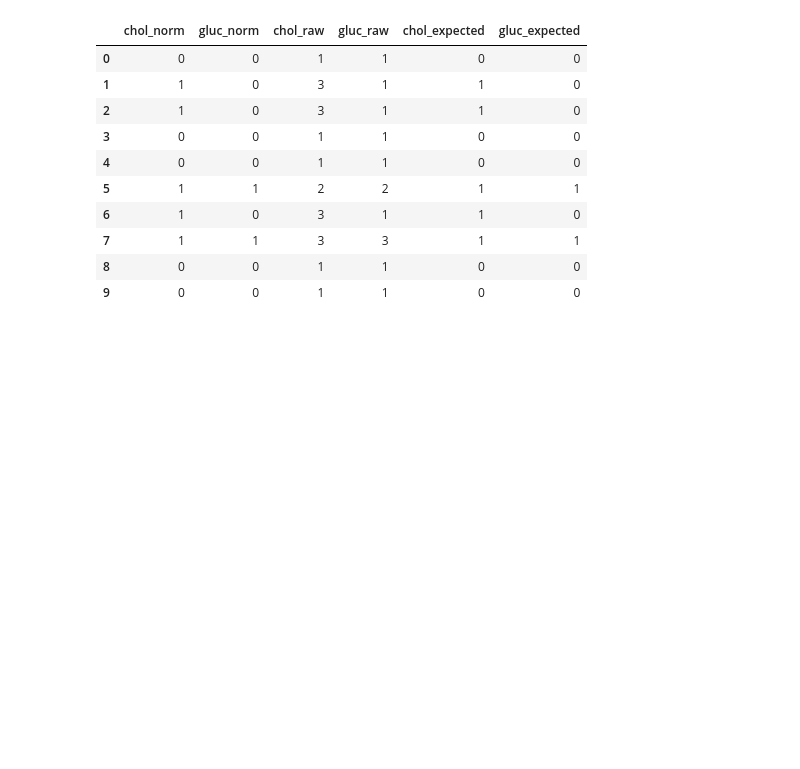
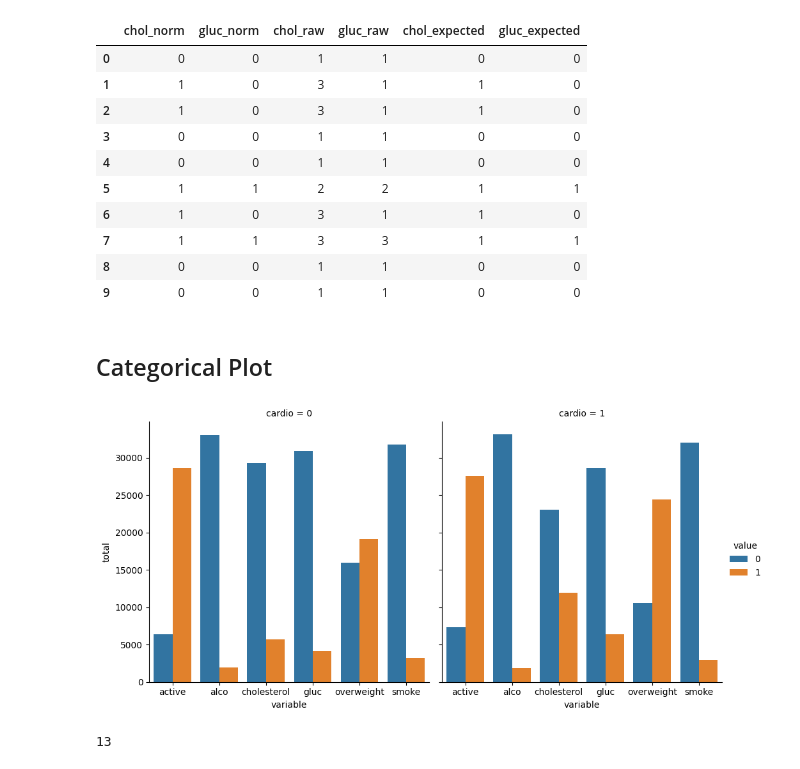
Before and after one commit to dantvi/medical-data-visualizer, a Jupyter notebook: exploration.ipynb, the cells around one changed output. Drawn from its saved outputs; the diff is of its cells as text; code cells hidden in the pictures; blank space fills up the shorter version.

Commit message:
melt/group totals and render categorical plot, save catplot.png

```diff
--- a/exploration.ipynb
+++ b/exploration.ipynb
@@ -112,3 +112,28 @@ check.assign(
 | 7 | 1 | 1 | 3 | 3 | 1 | 1 |
 | 8 | 0 | 0 | 1 | 1 | 0 | 0 |
 | 9 | 0 | 0 | 1 | 1 | 0 | 0 |
+# %% [markdown]
+## Categorical Plot
+# %%
+# Call draw_cat_plot and show the figure
+from IPython.display import display
+import matplotlib.pyplot as plt
+
+fig = mdv.draw_cat_plot()
+display(fig)
+plt.close(fig)
+# %% [output]
+[figure, added]
+# %%
+# Inspect axes labels
+ax = fig.axes[0]
+ax.get_xlabel(), ax.get_ylabel()
+
+# Inspect x-axis tick labels (should match expected order)
+[label.get_text() for label in ax.get_xticklabels()]
+
+# Count number of bars drawn
+import matplotlib as mpl
+len([rect for rect in ax.get_children() if isinstance(rect, mpl.patches.Rectangle)])
+# %% [output]
+13
```
Also changed, not shown: 3 other files.
